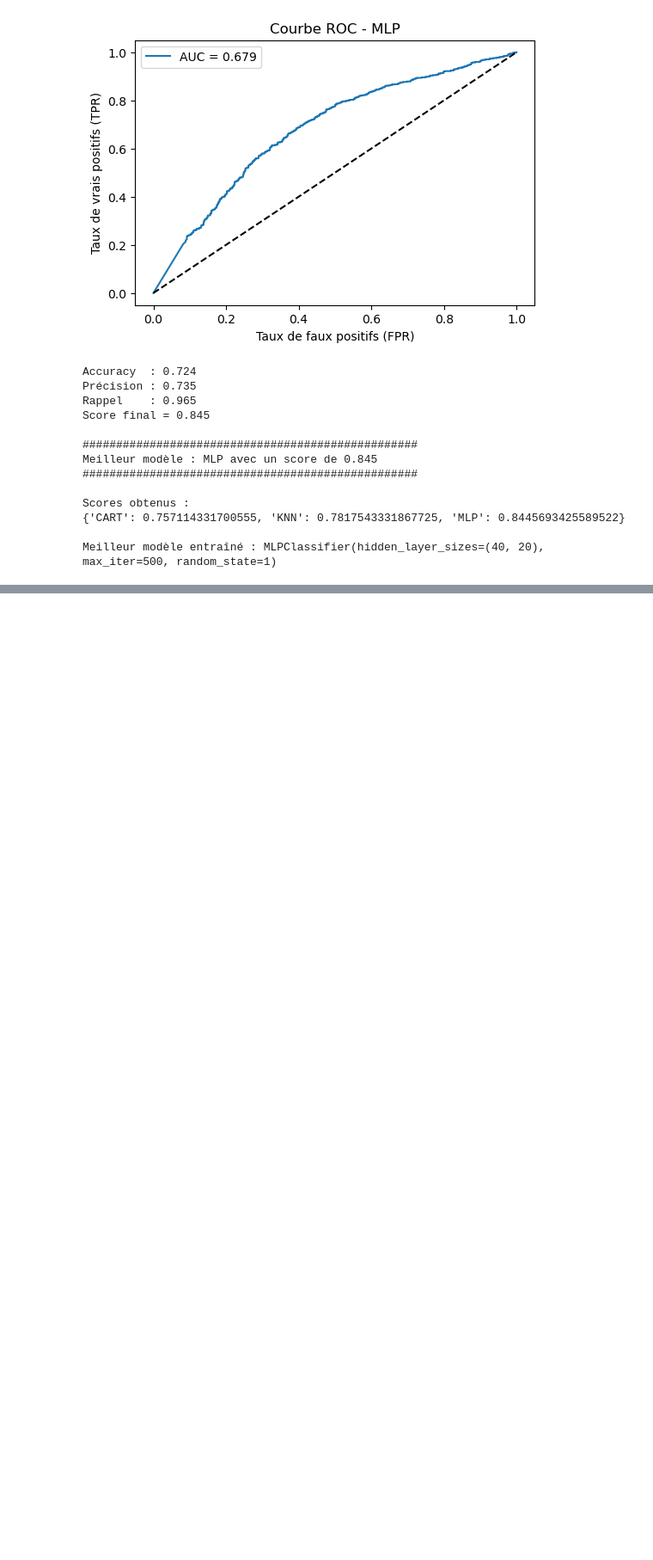
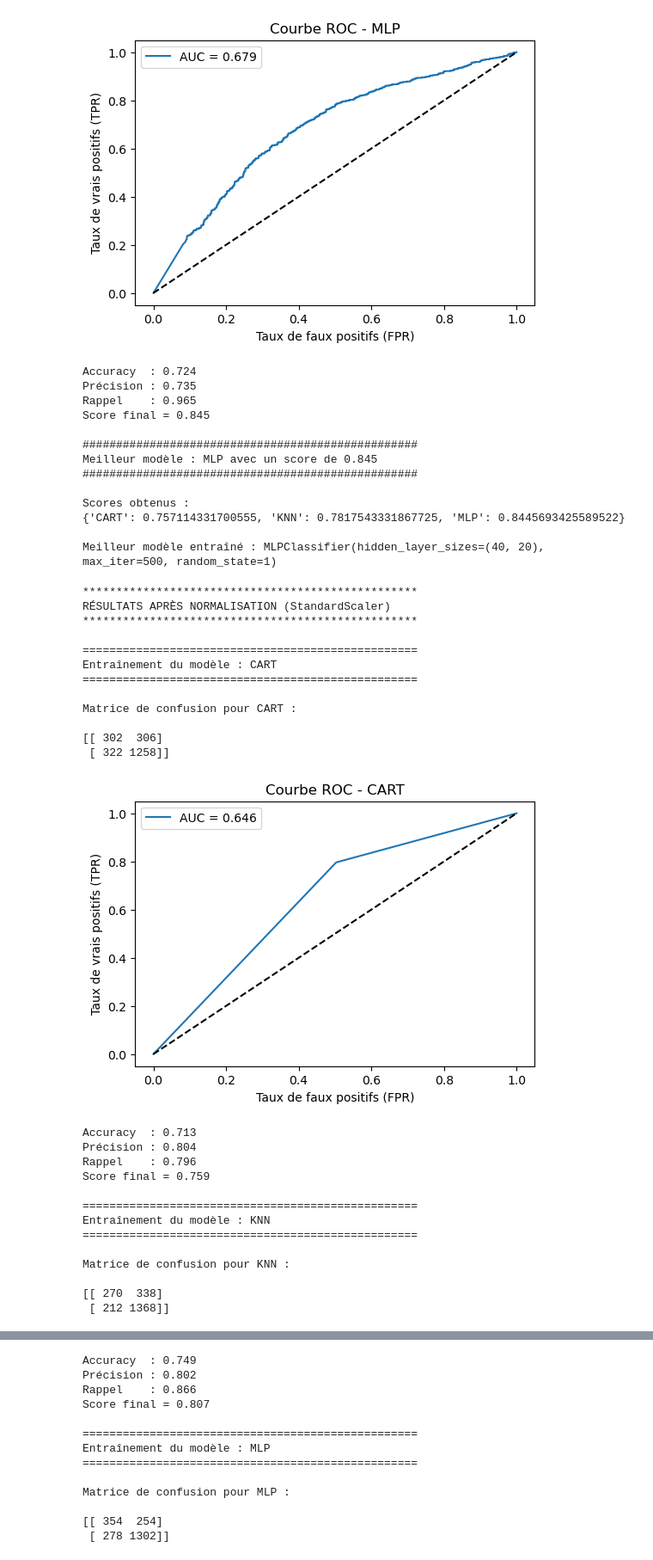
Before and after one commit to Mahmoud-dahir/financial-risk-prediction, a Jupyter notebook: TP_ML/tp1.ipynb, the cells around one changed output, grey strips where cells are left out. Shown: that part at 86% size. Saved outputs shown, nothing was run; the diff lists cells and outputs as text; code cells hidden in the pictures; blank space fills up the shorter version.

```diff
--- a/TP_ML/tp1.ipynb
+++ b/TP_ML/tp1.ipynb
@@ -218,3 +218,56 @@ Scores obtenus :
 {'CART': 0.757114331700555, 'KNN': 0.7817543331867725, 'MLP': 0.8445693425589522}
 
 Meilleur modèle entraîné : MLPClassifier(hidden_layer_sizes=(40, 20), max_iter=500, random_state=1)
+# %%
+from sklearn.preprocessing import StandardScaler
+
+# 1. On initialise l'outil de normalisation
+scaler = StandardScaler()
+
+# 2. IMPORTANT : On apprend (fit) et on transforme le TRAIN
+# Le scaler calcule la moyenne et l'écart-type juste sur X_train
+X_train_scaled = scaler.fit_transform(X_train)
+
+# 3. On applique (transform) la transformation sur le TEST
+# On utilise les moyennes calculées sur le train. On ne refait PAS de fit !
+X_test_scaled = scaler.transform(X_test)
+
+# 4. On relance la compétition entre les algorithmes avec ces nouvelles données
+print("\n" + "*"*50)
+print("RÉSULTATS APRÈS NORMALISATION (StandardScaler)")
+print("*"*50)
+
+# Note : On passe X_train_scaled et X_test_scaled à ta fonction
+best_model_scaled, scores_scaled = run_classifiers_train_test(clé, X_train_scaled, X_test_scaled, y_train, y_test)
+
+# 5. Petite comparaison visuelle
+print("\n--- Comparaison des scores ---")
+print(f"Avant normalisation (KNN) : {scores.get('KNN', 'N/A'):.3f}")
+print(f"Après normalisation (KNN) : {scores_scaled.get('KNN', 'N/A'):.3f}")
+# %% [output]
+**************************************************
+RÉSULTATS APRÈS NORMALISATION (StandardScaler)
+**************************************************
+
+==================================================
+Entraînement du modèle : CART
+==================================================
+
+Matrice de confusion pour CART :
+
+[[ 302  306]
+ [ 322 1258]]
+[figure, added]
+Accuracy  : 0.713
+Précision : 0.804
+Rappel    : 0.796
+Score final = 0.759
+
+==================================================
+Entraînement du modèle : KNN
+==================================================
+
+Matrice de confusion pour KNN :
+
+[[ 270  338]
+ [ 212 1368]]
@@ -220,0 +275,13 @@ Meilleur modèle entraîné : MLPClassifier(hidden_layer_sizes=(40, 20), max_ite
+Accuracy  : 0.749
+Précision : 0.802
+Rappel    : 0.866
+Score final = 0.807
+
+==================================================
+Entraînement du modèle : MLP
+==================================================
+
+Matrice de confusion pour MLP :
+
+[[ 354  254]
+ [ 278 1302]]
```
Also changed, not shown: parts of 1 cell of this notebook.
